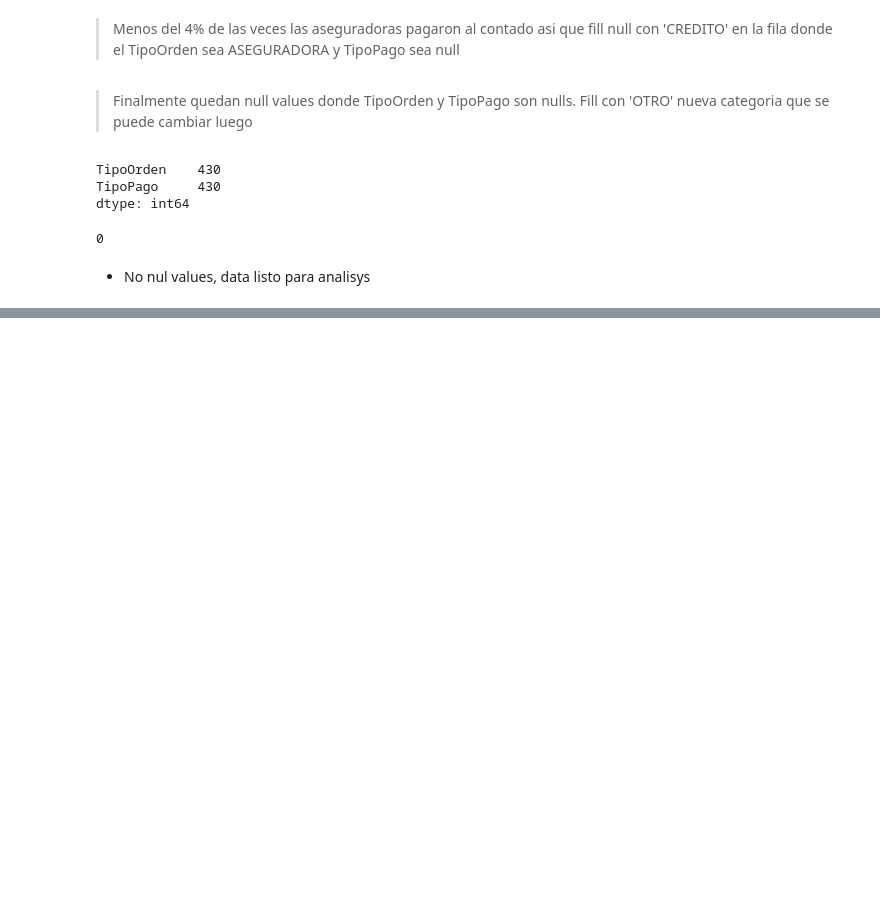
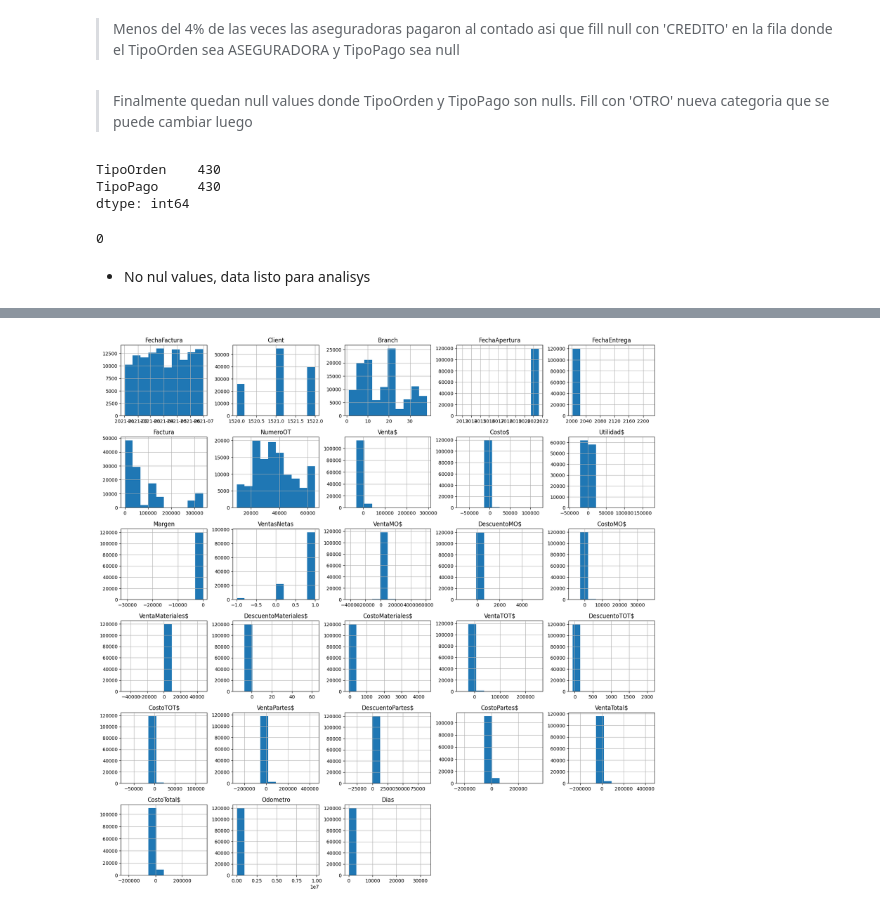
Before and after one commit to DRPproton/dealer_analysis, a Jupyter notebook: prueba.ipynb, the cells around one changed output, grey strips where cells are left out. Cells and saved outputs as stored; diff of their text form; code cells hidden in the pictures; blank space fills up the shorter version.

Commit message:
Data cleaned, save in a file. Ready for analysis

```diff
--- a/prueba.ipynb
+++ b/prueba.ipynb
@@ -295,6 +313,9 @@ df_num_clean.Color.fillna('NO-REGRISTRADO',inplace=True)
 df_num_clean.Dias.fillna(0, inplace=True)
 # Dropping the column modelo.
 df_num_clean.drop(columns='Modelo', inplace=True)
+
+# Converting Ano to categorical
+df_num_clean.Ano = df_num_clean.Ano.astype('category')
 # %%
 df_num_clean[['TipoOrden', 'TipoPago']].isnull().sum()
 # %% [output]
@@ -368,0 +412,4 @@ def get_summary_stats_by_columns(df):
+# %%
+df_num_clean.hist(figsize=(20,20));
+# %% [output]
+[figure, added]
```
Also changed, not shown: parts of 7 cells of this notebook, 1 other file.
